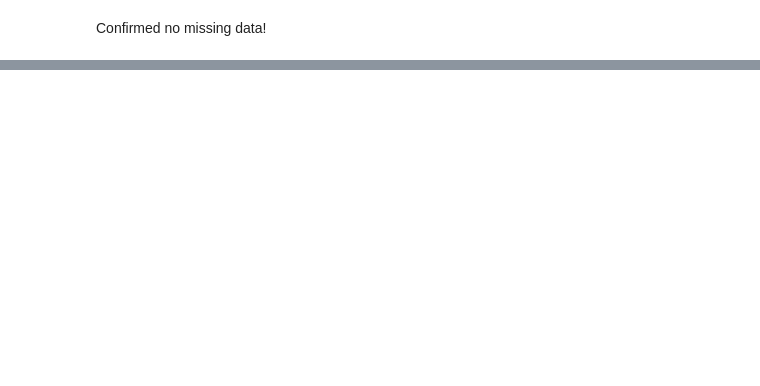
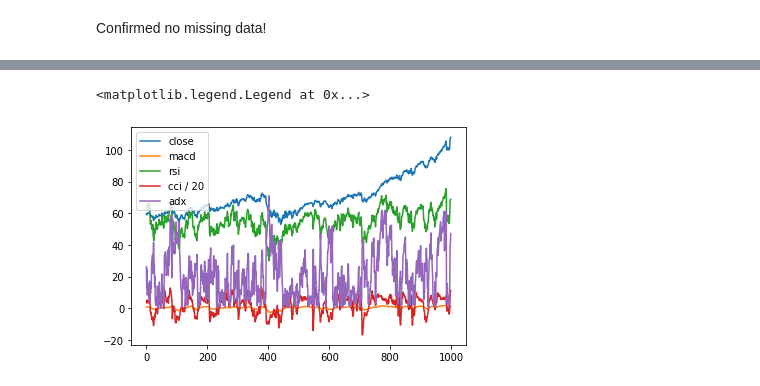
Before and after one commit to dennischenfeng/cookie-jars, a Jupyter notebook: cookie_jars/data/generate_data.ipynb, the cells around one changed output, grey strips where cells are left out. Cells and saved outputs as stored; diff of their text form; code cells hidden in the pictures; blank space fills up the shorter version.

```diff
--- a/cookie_jars/data/generate_data.ipynb
+++ b/cookie_jars/data/generate_data.ipynb
@@ -124,0 +116,20 @@ res
+# %%
+# populate closing prices
+time_id_to_ind = {t: i for i, t in enumerate(existing_time_ids)}
+
+for i, row in tqdm(df.iterrows()):
+    ind_time_id = time_id_to_ind[row.time_id]
+    ind_stock = 1 + STOCK_NAMES.index(row.tic)
+    res.iloc[ind_time_id, ind_stock] = row.close
+# %%
+# populate technical indicators
+sdf = StockDataFrame.retype(df)
+
+for name in tqdm(STOCK_NAMES):
+    res[f'{name}_macd'] = np.array(sdf[sdf.tic == name]['macd'])
+    res[f'{name}_rsi'] = np.array(sdf[sdf.tic == name]['rsi_30'])
+    res[f'{name}_cci'] = np.array(sdf[sdf.tic == name]['cci_30'])
+    res[f'{name}_adx'] = np.array(sdf[sdf.tic == name]['dx_30'])
+# %%
+# shave off the buffer period
+res = res[res.time_id >= 0].reset_index(drop=True)
@@ -125,2 +168,13 @@ res
+# %%
+n = 1000
+plt.plot(range(n), res.MMM[:n], label='close')
+plt.plot(range(n), res.MMM_macd[:n], label='macd')
+plt.plot(range(n), res.MMM_rsi[:n], label='rsi')
+plt.plot(range(n), res.MMM_cci[:n] / 20, label='cci / 20')
+plt.plot(range(n), res.MMM_adx[:n], label='adx')
+plt.legend()
+# %% [output]
+<matplotlib.legend.Legend at 0x...>
+[figure, added]
 # %%
 res.to_csv('stocks_data.csv', index=False)
```
Also changed, not shown: parts of 9 cells of this notebook, 2 other files.
